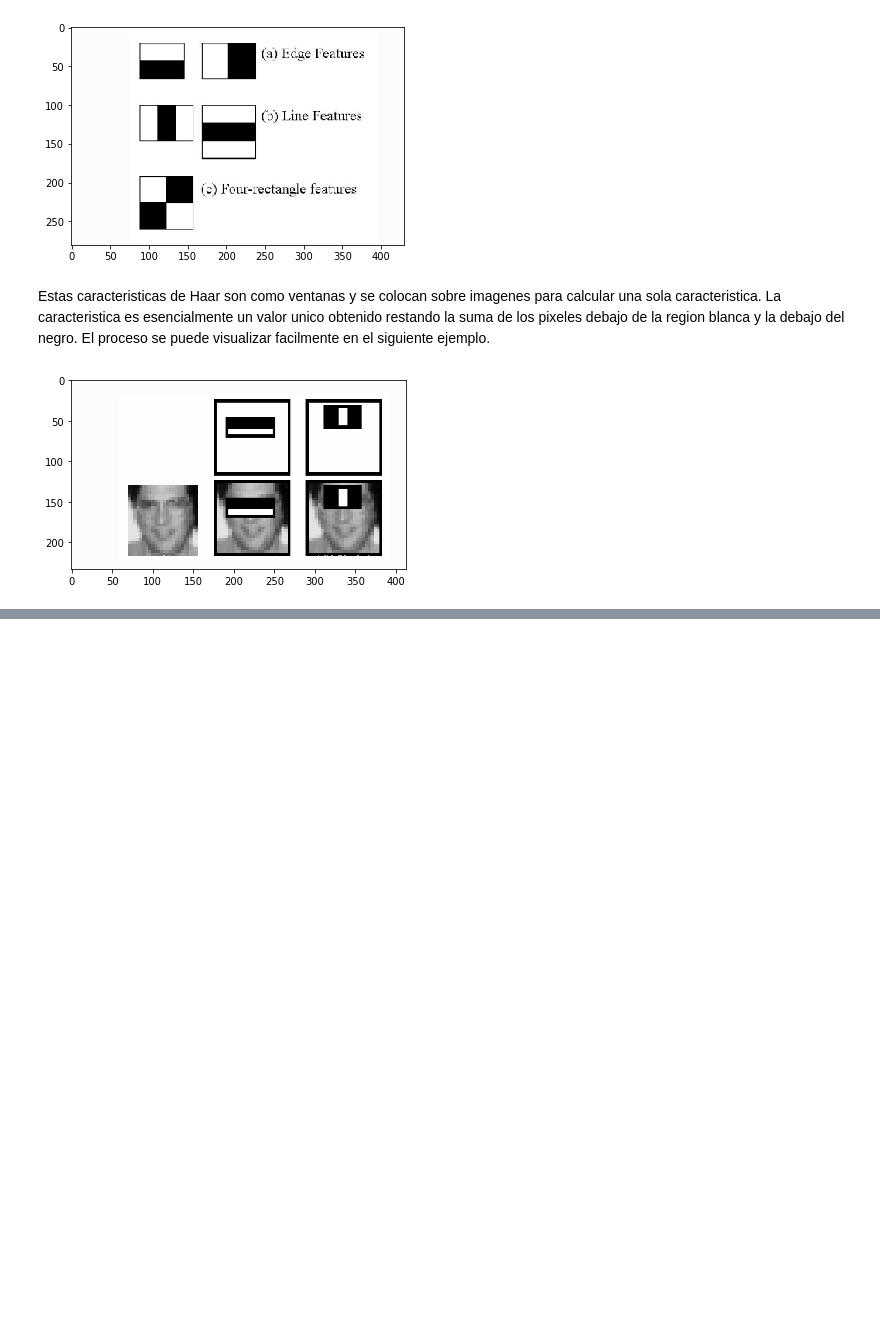
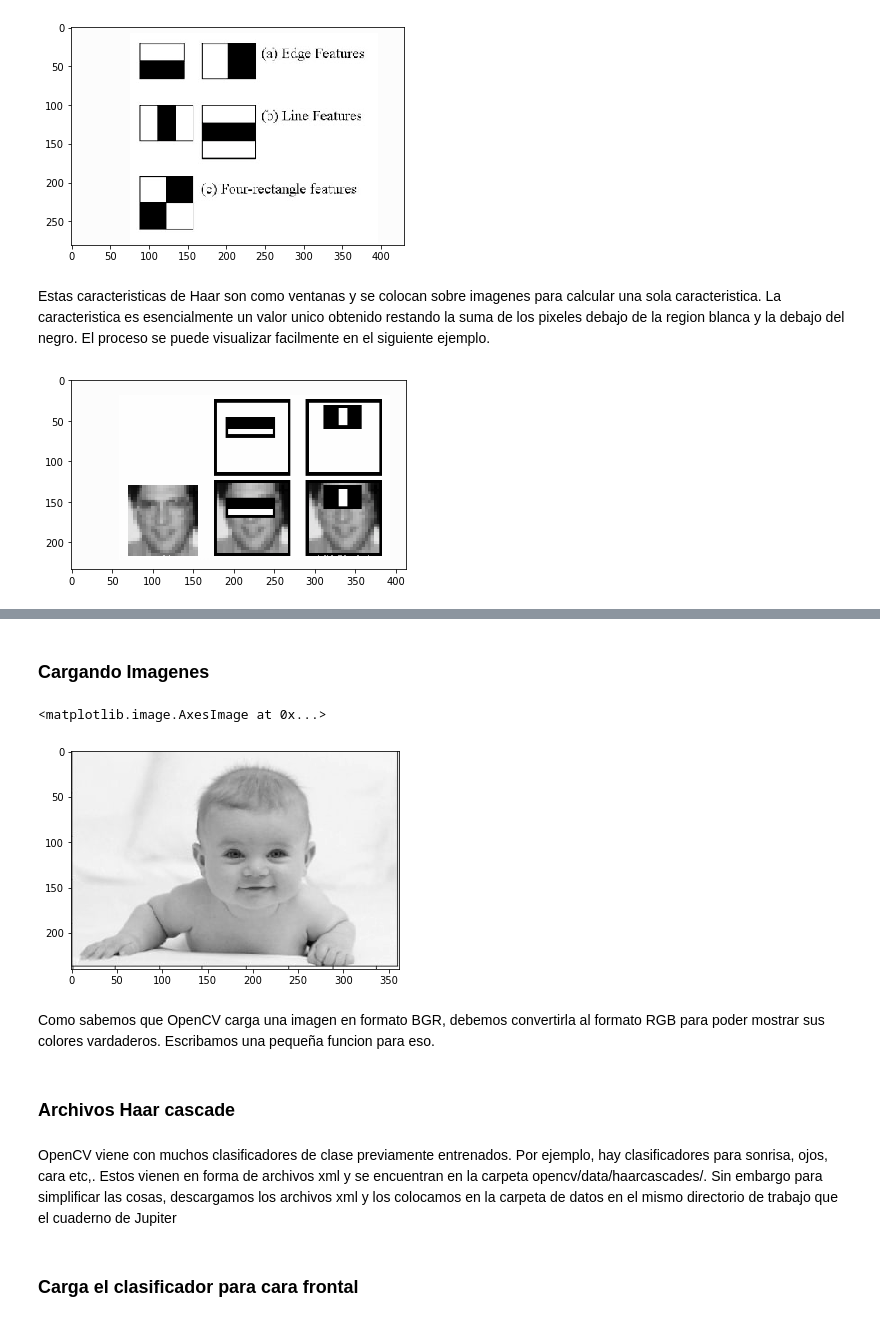
Before and after one commit to carlosrascon/IA-CLASE-L5, a Jupyter notebook: DeteccionFacial.ipynb, the cells around one changed output, grey strips where cells are left out. Drawn from its saved outputs; the diff is of its cells as text; code cells hidden in the pictures; blank space fills up the shorter version.

```diff
--- a/DeteccionFacial.ipynb
+++ b/DeteccionFacial.ipynb
@@ -50,0 +95,16 @@ plt.show()
+# %% [markdown]
+### Cargando Imagenes
+# %%
+#  Cargando la imagen a probar
+test_image = cv2.imread('bebe.jpg')
+
+# Conversión a escala de grises como opencv espera que el detector tome imágenes de escala de grises de entrada
+test_image_gray = cv2.cvtColor(test_image, cv2.COLOR_BGR2GRAY)
+
+# Mostrando imagen en escala de grises
+plt.imshow(test_image_gray, cmap='gray')
+# %% [output]
+<matplotlib.image.AxesImage at 0x...>
+[figure, added]
+# %% [markdown]
+Como sabemos que OpenCV carga una imagen en formato BGR, debemos convertirla al formato RGB para poder mostrar sus colores vardaderos. Escribamos una pequeña funcion para eso.
@@ -50,0 +114,6 @@ plt.show()
+# %% [markdown]
+### Archivos Haar cascade
+# %% [markdown]
+OpenCV viene con muchos clasificadores de clase previamente entrenados. Por ejemplo, hay clasificadores para sonrisa, ojos, cara etc,. Estos vienen en forma de archivos xml y se encuentran en la carpeta opencv/data/haarcascades/. Sin embargo para simplificar las cosas, descargamos los archivos xml y los colocamos en la carpeta de datos en el mismo directorio de trabajo que el cuaderno de Jupiter
+# %% [markdown]
+### Carga el clasificador para cara frontal
```
Also changed, not shown: parts of 27 cells of this notebook.
